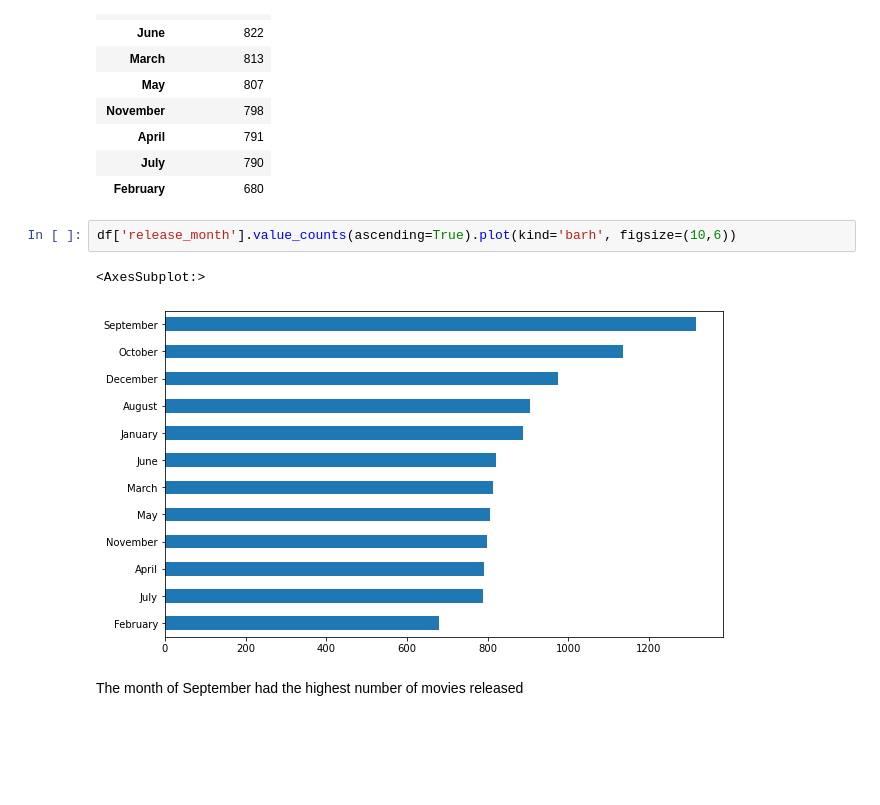
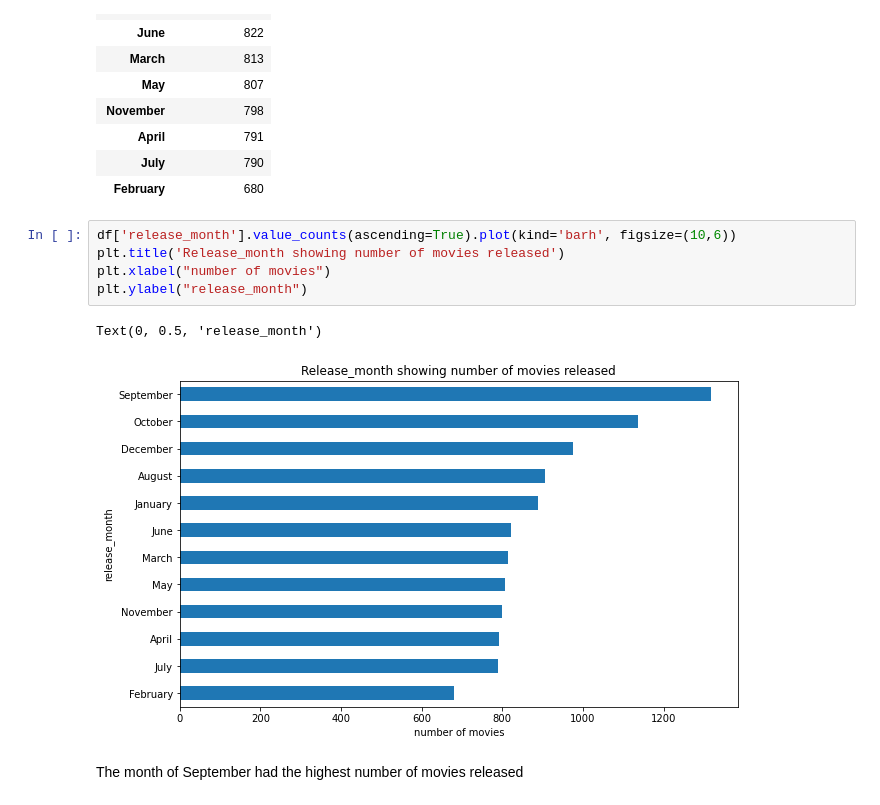
Before and after one commit to Youngprof3/investigating_dataset_tmdb_movies, a Jupyter notebook: Project_investigating_tmdb-movies_dataset.ipynb, the cells around one changed output. Cells and saved outputs as stored; diff of their text form; blank space fills up the shorter version.

```diff
--- a/Project_investigating_tmdb-movies_dataset.ipynb
+++ b/Project_investigating_tmdb-movies_dataset.ipynb
@@ -352,9 +354,12 @@ pd.DataFrame(df['release_month'].value_counts())
 | February | 680 |
 # %%
 df['release_month'].value_counts(ascending=True).plot(kind='barh', figsize=(10,6))
+plt.title('Release_month showing number of movies released')
+plt.xlabel("number of movies")
+plt.ylabel("release_month")
 # %% [output]
-<AxesSubplot:>
+Text(0, 0.5, 'release_month')
-[figure, old version]
+[figure, new version]
 # %% [markdown]
 The month of September had the highest number of movies released
 # %% [markdown]
```
Also changed, not shown: parts of 7 cells of this notebook.
